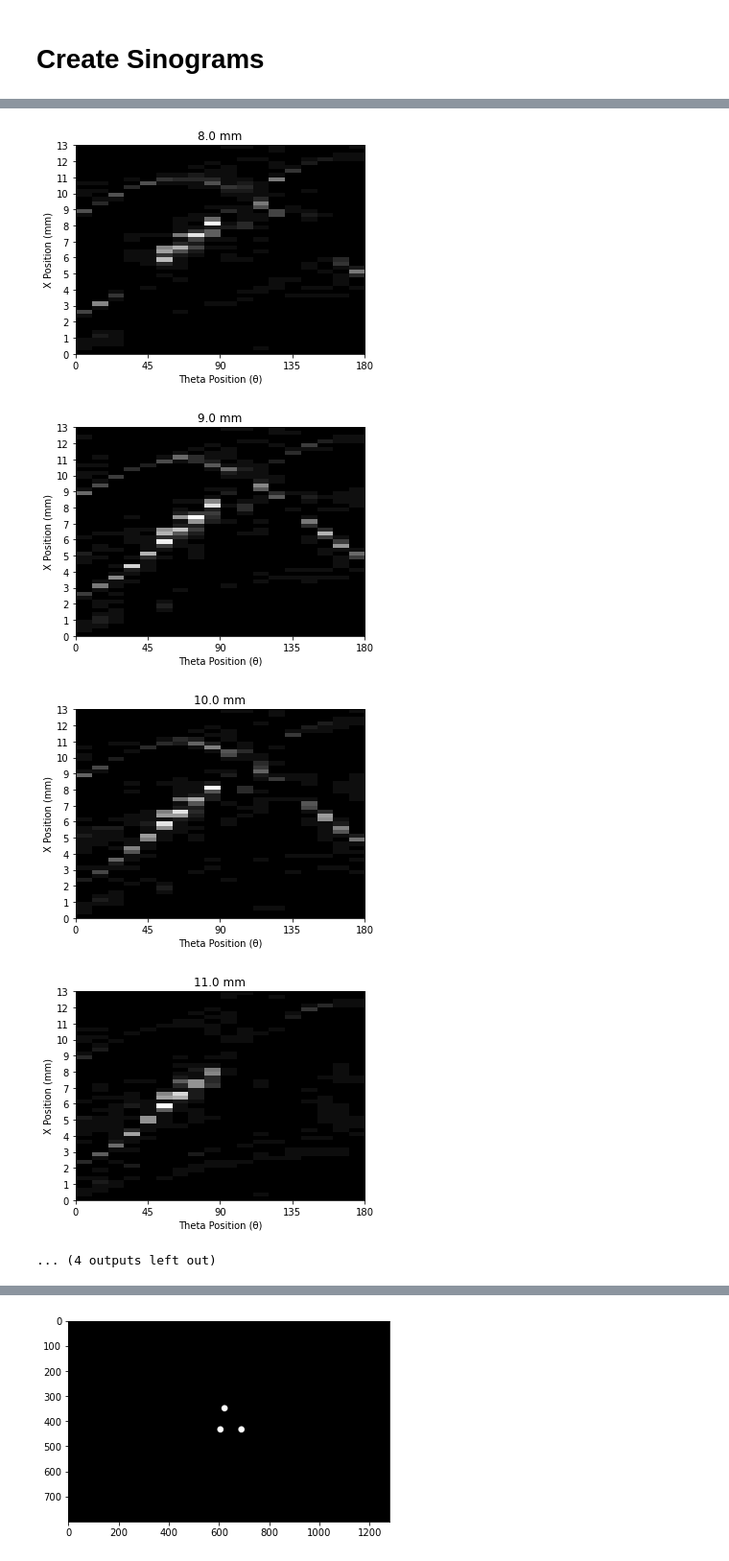
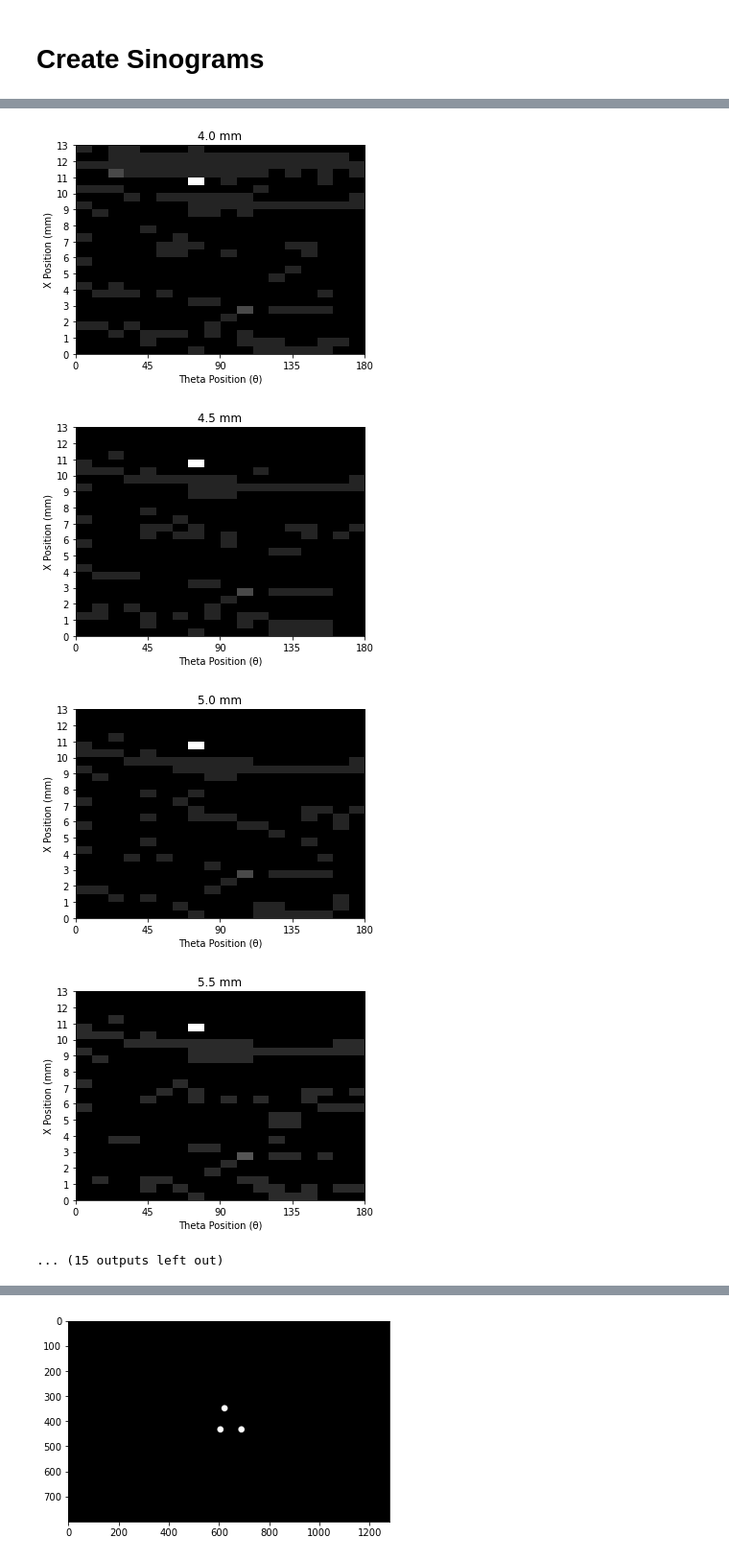
Before and after one commit to mattrandall1/SENG4211A-Individual-Project, a Jupyter notebook: Image Processing Code/Scan To Sinogram.ipynb, the cells around one changed output, grey strips where cells are left out. Shown at 96% size. Drawn from its saved outputs; the diff is of its cells as text; code cells hidden in the pictures.

```diff
--- a/Image Processing Code/Scan To Sinogram.ipynb
+++ b/Image Processing Code/Scan To Sinogram.ipynb
@@ -4,9 +4,9 @@ from PIL import Image
 from pylab import *
 
 # Set Folder Path, Scan and Starting Position
-PATH = r'C:\Users\mrand\Desktop\SENG4120A Indivdual Project Files\ScanData'
-SCAN = '\RedJellyWholeSample_X17@1.0_Y13@0.25_T180@10_1610133453'
-STARTINGPOS = float(127)
+PATH = r'D:'
+SCAN = '\Greenjelly.fine_X14@0.50_Y13@0.50_T180@10_0211150421'
+STARTINGPOS = float(135.5)
 
 # Get scan's XYZ range and step size from scan name
 scanData = SCAN.split('_')
@@ -94,8 +94,8 @@ for x in range(int(xSteps)):
 import os
 
 # Create save directory
-# if not os.path.isdir(PATH+SCAN+'\Sinograms\\'):
-#     os.makedirs(PATH+SCAN+'\Sinograms\\')
+if not os.path.isdir(PATH+SCAN+'\Sinograms\\'):
+    os.makedirs(PATH+SCAN+'\Sinograms\\')
 
 # Create Sinograms
 for x in range(int(xSteps-1)):
@@ -128,8 +128,8 @@ for x in range(int(xSteps-1)):
-[figure, old version]
+[figure, new version]
-[figure, old version]
+[figure, new version]
-[figure, old version]
+[figure, new version]
-[figure, old version]
+[figure, new version]
-... (4 outputs left out)
+... (15 outputs left out)
 # %%
 # Create Reconstructions using Filtered Back Projection (FBP)
 from skimage.transform import iradon
```
Also changed, not shown: parts of 6 cells of this notebook, 1 other file.
